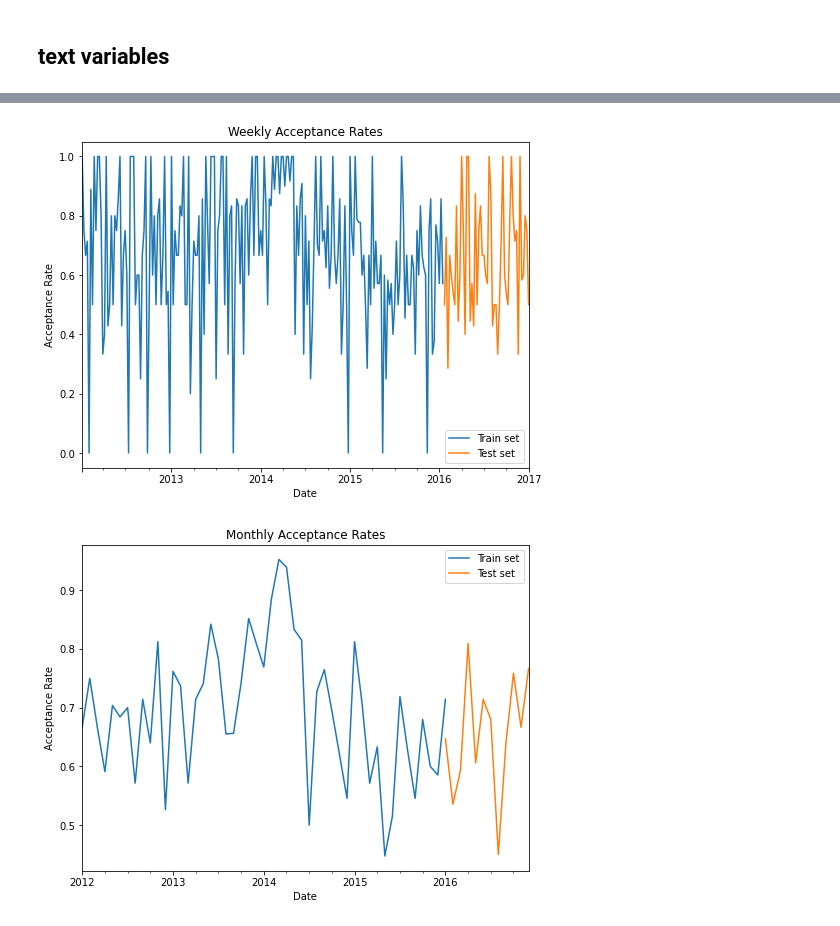
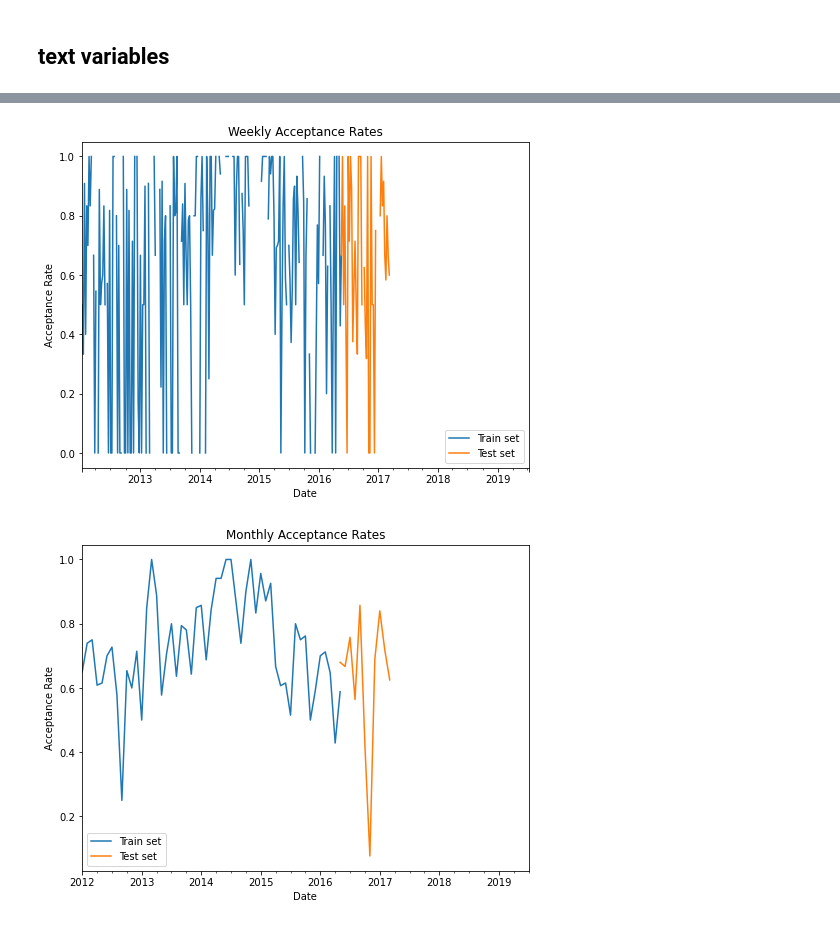
Before and after one commit to Data-Science-Knowledge-Center-Nova-SBE/PBL-HGO, a Jupyter notebook: train_test_time_series_analysis.ipynb, the cells around one changed output, grey strips where cells are left out. Cells and saved outputs as stored; diff of their text form; code cells hidden in the pictures.

```diff
--- a/train_test_time_series_analysis.ipynb
+++ b/train_test_time_series_analysis.ipynb
@@ -25,8 +25,6 @@ replace_blank(alertP1)
 alertP1=result(alertP1)
 #add text length variable
 alertP1=text_length(alertP1)
-alertP1=alertP1.sort_values('DATA_RECEPCAO')
-alertP1
 # %% [output]
 A value is trying to be set on a copy of a slice from a DataFrame
 
@@ -51,0 +37,8 @@ See the caveats in the documentation: https://pandas.pydata.org/pandas-docs/stab
+# %%
+data_retorno_not_null=alertP1[alertP1['DATA_RETORNO'].notnull()]
+data_retorno_not_null['date_diff'] = (data_retorno_not_null['DATA_RETORNO'] - data_retorno_not_null['DATA_RECEPCAO']).dt.days
+avg_date_diff = data_retorno_not_null['date_diff'].mean()
+alertP1['DATA_RETORNO'][alertP1['DATA_RETORNO'].isnull()]= alertP1['DATA_RECEPCAO'] + pd.Timedelta(days=avg_date_diff)
+alertP1['DATA_RETORNO']=alertP1['DATA_RETORNO'].dt.date
+alertP1['DATA_RETORNO']=pd.to_datetime(alertP1['DATA_RETORNO'])
+alertP1=alertP1.sort_values('DATA_RETORNO')
@@ -168,8 +234,7 @@ Name: DATA_RECEPCAO, Length: 322, dtype: datetime64[ns]
 # %%
-df = first_80_percent_df.dropna(subset=['DATA_RECEPCAO'])
+df = first_80_percent_df.copy()
 df['Total'] = 1
-df=df[["DATA_RECEPCAO","result","Total"]]
-df=df[df["result"]!=""]
+df=df[["DATA_RETORNO","result","Total"]]
 df["result"]=df["result"].astype(int)
-df["DATA_RECEPCAO"] =pd.to_datetime(df["DATA_RECEPCAO"])
-df.set_index("DATA_RECEPCAO", inplace=True)
+df.set_index("DATA_RETORNO", inplace=True)
+df
@@ -183,8 +279,7 @@ monthly_data["Acceptance_Rate"]=monthly_data["result"]/monthly_data["Total"]
 # %%
-df = last_20_percent_df.dropna(subset=['DATA_RECEPCAO'])
+df = last_20_percent_df.copy()
 df['Total'] = 1
-df=df[["DATA_RECEPCAO","result","Total"]]
-df=df[df["result"]!=""]
+df=df[["DATA_RETORNO","result","Total"]]
 df["result"]=df["result"].astype(int)
-df["DATA_RECEPCAO"] =pd.to_datetime(df["DATA_RECEPCAO"])
-df.set_index("DATA_RECEPCAO", inplace=True)
+df.set_index("DATA_RETORNO", inplace=True)
+df
@@ -198,23 +324,23 @@ monthly_data_train["Acceptance_Rate"]=monthly_data_train["result"]/monthly_data_
 # %%
 # create a single plot
-ax = WEEKLY_data["Acceptance_Rate"].plot(x='Date', y='Value', figsize=(8,6),)
+ax = WEEKLY_data["Acceptance_Rate"].plot(x='Date', y='Value', figsize=(8,6))
 
 # plot data from the second dataframe onto the same plot
 WEEKLY_data_train["Acceptance_Rate"].plot(x='Date', y='Value', ax=ax)
 
 # set title and labels
 ax.set_title('Weekly Acceptance Rates')
 ax.set_xlabel('Date')
 ax.set_ylabel('Acceptance Rate')
 ax.legend(['Train set', 'Test set'])
 
 # display the plot
 plt.show()
 # %% [output]
-[figure, old version]
+[figure, new version]
 # %%
 # create a single plot
-ax = monthly_data["Acceptance_Rate"].plot(x='Date', y='Value', figsize=(8,6),)
+ax = monthly_data["Acceptance_Rate"].plot(x='Date', y='Value', figsize=(8,6))
 
 # plot data from the second dataframe onto the same plot
 monthly_data_train["Acceptance_Rate"].plot(x='Date', y='Value', ax=ax)
@@ -228,4 +354,4 @@ ax.legend(['Train set', 'Test set'])
 # display the plot
 plt.show()
 # %% [output]
-[figure, old version]
+[figure, new version]
```
Also changed, not shown: parts of 16 cells of this notebook.
